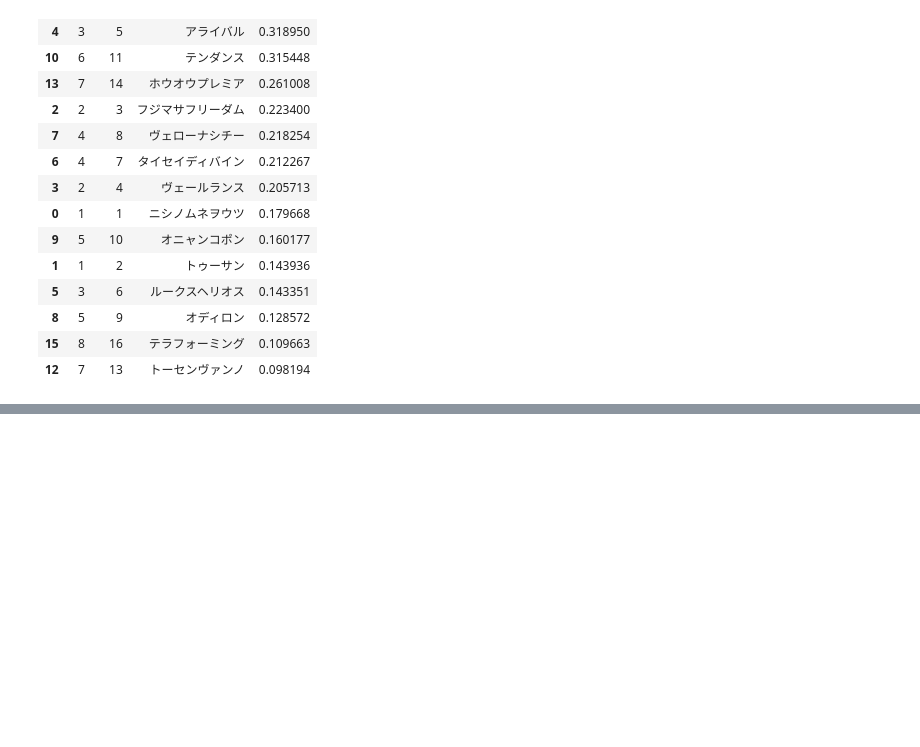
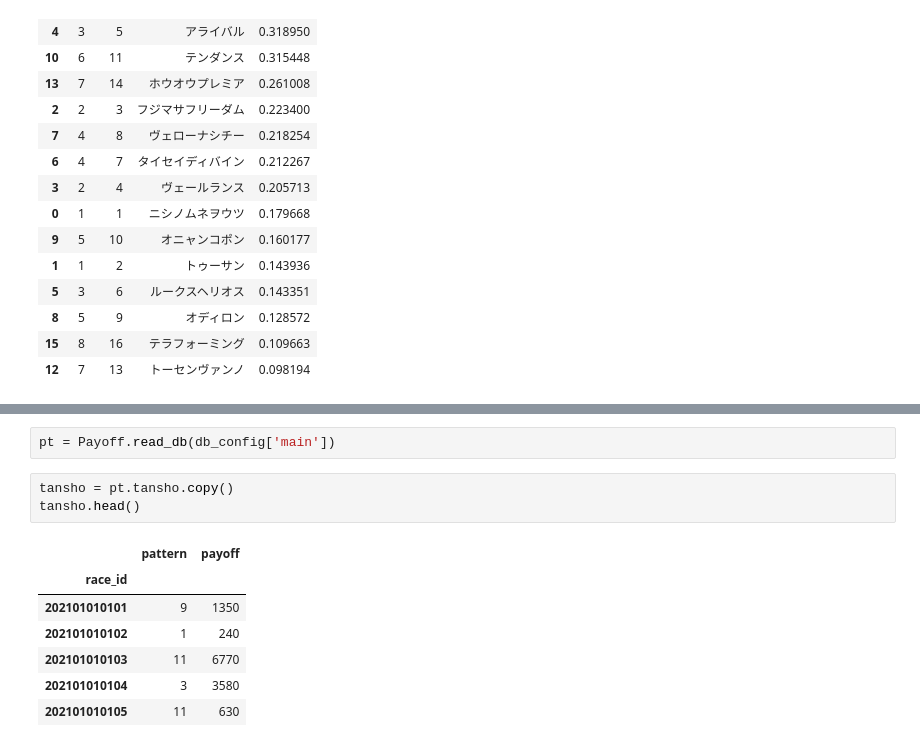
Before and after one commit to Moka-D/KeibaAI, a Jupyter notebook: train.ipynb, the cells around one changed output, grey strips where cells are left out. Drawn from its saved outputs; the diff is of its cells as text; blank space fills up the shorter version.

```diff
--- a/train.ipynb
+++ b/train.ipynb
@@ -320,0 +325,13 @@ df[['枠', '馬番', '馬名', 'pred']].sort_values('pred', ascending=False)
+# %%
+pt = Payoff.read_db(db_config['main'])
+# %%
+tansho = pt.tansho.copy()
+tansho.head()
+# %% [output]
+|  | pattern | payoff |
+| race_id |  |  |
+| 202101010101 | 9 | 1350 |
+| 202101010102 | 1 | 240 |
+| 202101010103 | 11 | 6770 |
+| 202101010104 | 3 | 3580 |
+| 202101010105 | 11 | 630 |
```
Also changed, not shown: parts of 14 cells of this notebook, 2 other files.
